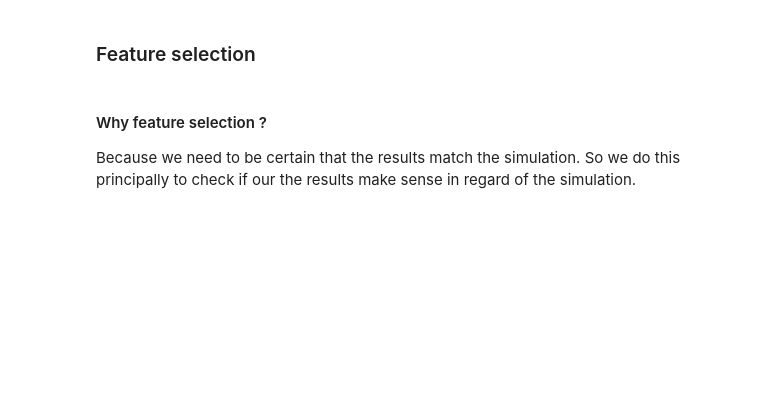
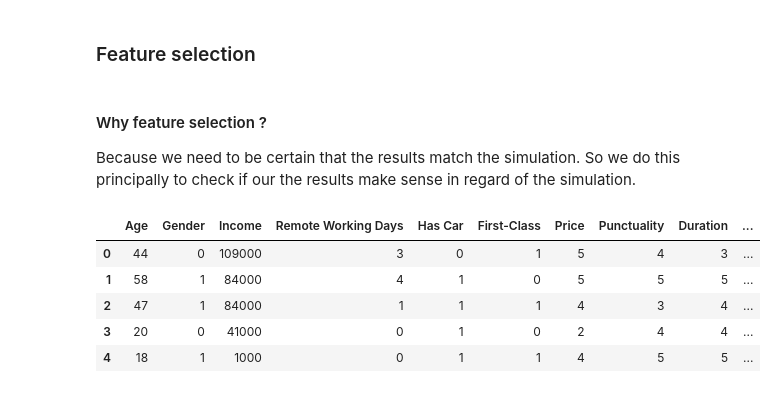
Before and after one commit to veborito/Introduction-to-MachineLearning, a Jupyter notebook: projet/Overcrowding_test.ipynb, the cells around one changed output. Saved outputs shown, nothing was run; the diff lists cells and outputs as text; code cells hidden in the pictures; blank space fills up the shorter version.

```diff
--- a/projet/Overcrowding_test.ipynb
+++ b/projet/Overcrowding_test.ipynb
@@ -228,7 +158,16 @@ Because we need to be certain that the results match the simulation. So we do th
 from GenerativeModel import NoIncomeDependentSatisfaction
 # %%
 # Generation of synthetic data
-np.random.seed(42)
-gen = NoIncomeDependentSatisfaction(10000)
+np.random.seed(1)
+gen = ImpactOnOvercrowding(100000)
 data = gen.df
+data['Gender'] = data['Gender'].map({'M': 1, 'F': 0})
+data['Has Car'] = data['Has Car'].map({'yes': 1, 'no': 0})
 data.head()
+# %% [output]
+|  | Age | Gender | Income | Remote Working Days | Has Car | First-Class | Price | Punctuality | Duration | ... |
+| 0 | 44 | 0 | 109000 | 3 | 0 | 1 | 5 | 4 | 3 | ... |
+| 1 | 58 | 1 | 84000 | 4 | 1 | 0 | 5 | 5 | 5 | ... |
+| 2 | 47 | 1 | 84000 | 1 | 1 | 1 | 4 | 3 | 4 | ... |
+| 3 | 20 | 0 | 41000 | 0 | 1 | 0 | 2 | 4 | 4 | ... |
+| 4 | 18 | 1 | 1000 | 0 | 1 | 1 | 4 | 5 | 5 | ... |
```
Also changed, not shown: parts of 22 cells of this notebook, 2 other files.
